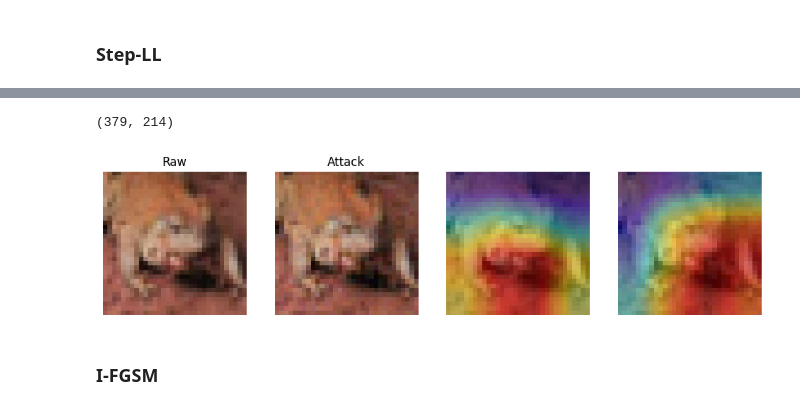
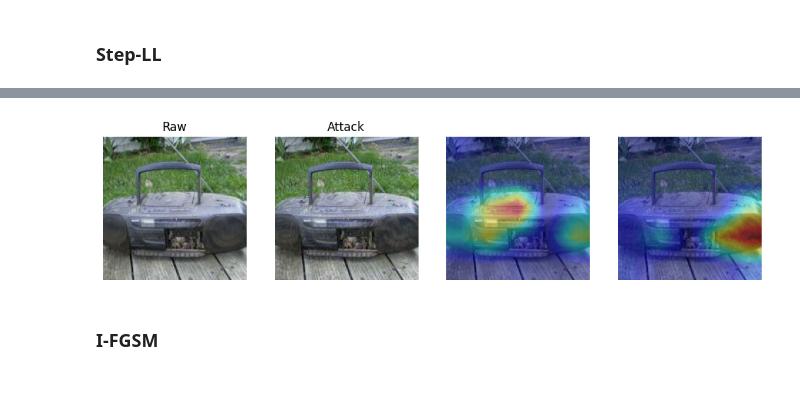
Before and after one commit to ZhaoHongjue/CAM-AdvAttack, a Jupyter notebook: attack_test_imagenette_res.ipynb, the cells around one changed output, grey strips where cells are left out. Drawn from its saved outputs; the diff is of its cells as text; code cells hidden in the pictures.

```diff
--- a/attack_test_imagenette_res.ipynb
+++ b/attack_test_imagenette_res.ipynb
@@ -16,9 +16,9 @@ import utils
 import attack
 import cam
 # %%
-model_mode, dataset, seed, cuda = 'resnet18', 'Imagenette', 0, 0
+model_mode, dataset, seed, cuda = 'mobilenetv3_large_100', 'Imagenette', 2, 0
 target_layer = 'layer4' if model_mode == 'resnet18' else 'blocks'
-fig_num = 400
+fig_num = 100
 metrics = {}
 
 utils.set_random_seed(seed)
@@ -35,6 +35,15 @@ trainer = Trainer(
 
 trainer.load()
 scorecam = cam.ScoreCAM(trainer.model, dataset, target_layer, cuda = cuda)
+
+import os
+metric_pth = f'./thesis/attack_metrics/{dataset}/'
+if not os.path.exists(metric_pth):
+    os.makedirs(metric_pth)
+
+attack_pth = f'./thesis/attack_pics/{dataset}/'
+if not os.path.exists(attack_pth):
+    os.makedirs(attack_pth)
 
 # Generate Test data
 test_iter = generate_data_iter(dataset, batch_size = fig_num, mode = 'test')
@@ -226,14 +245,11 @@ print(tabulate(
 # %%
 idx = 3
 plot_imgs(
     suc_imgs[indices][idx], att_imgs[indices][idx],
     suc_cams[indices][idx], att_suc_cams[idx]
 )
-
-len(suc_imgs), len(att_suc_cams)
 # %% [output]
-(379, 214)
-[figure, old version]
+[figure, new version]
 # %% [markdown]
 ### I-FGSM
 # %%
```
Also changed, not shown: parts of 26 cells of this notebook, 6 other files.
